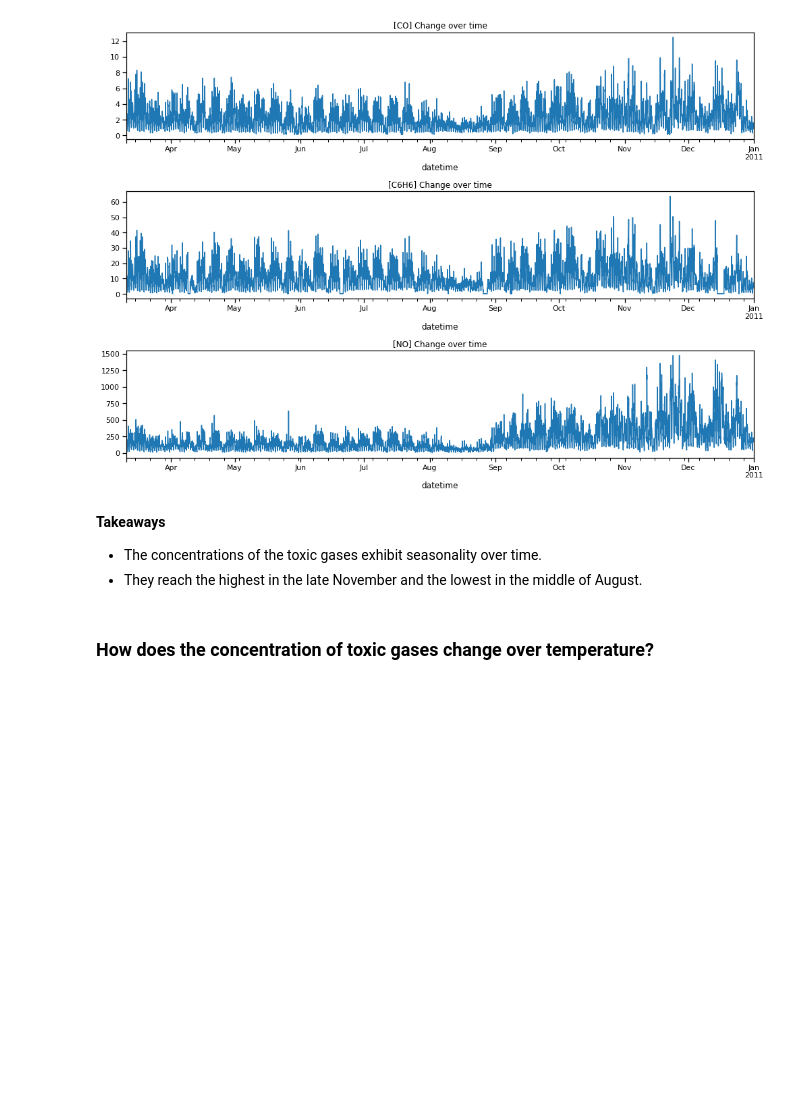
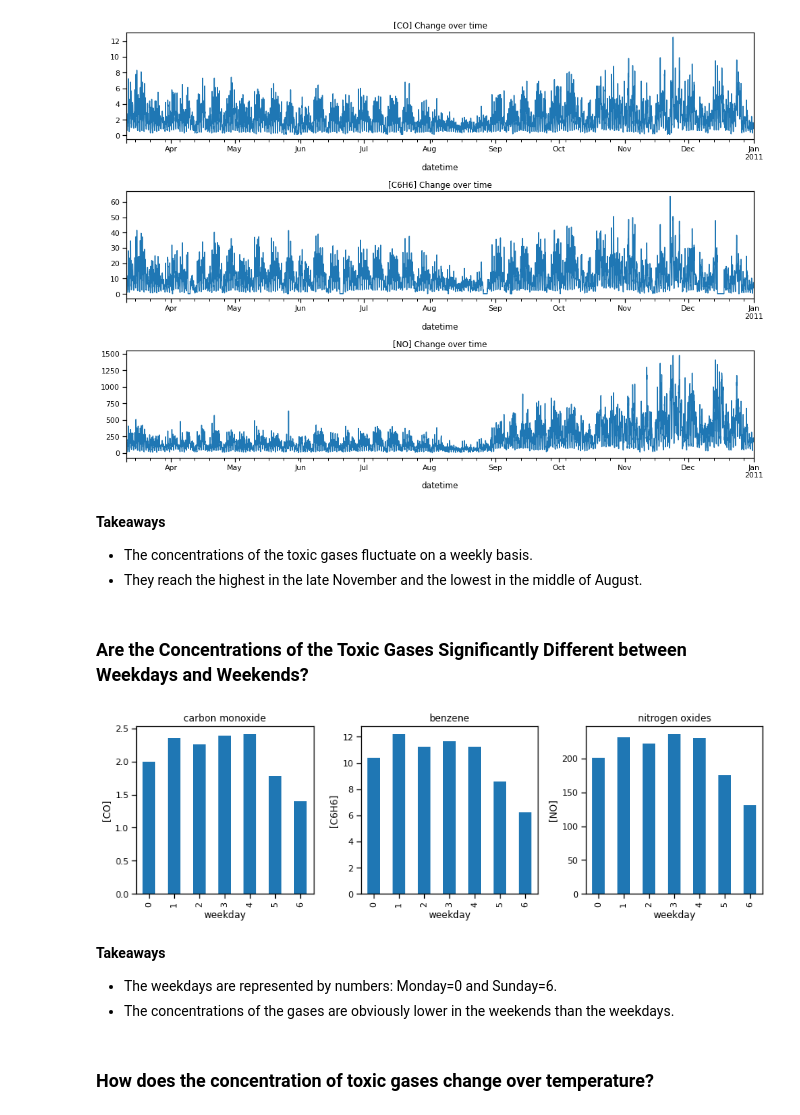
Before and after one commit to Yongliang-Shi/predicting-air-pollution, a Jupyter notebook: MVP.ipynb, the cells around one changed output. Saved outputs shown, nothing was run; the diff lists cells and outputs as text; code cells hidden in the pictures; blank space fills up the shorter version.

Commit message:
Visualize the concentrations of the toxic gases on the weekdays

```diff
--- a/MVP.ipynb
+++ b/MVP.ipynb
@@ -167,7 +167,11 @@ dtype: object
 # Split the timestamp to separate date and time
 
 df = df.assign(date = [dt.date() for dt in df.datetime],
-               time = [dt.time() for dt in df.datetime])
+               time = [dt.time() for dt in df.datetime],
+               day = [dt.day for dt in df.datetime],
+               month = [dt.month for dt in df.datetime],
+               year = [dt.year for dt in df.datetime],
+               weekday = [dt.weekday() for dt in df.datetime])
 df.head()
 # %% [output]
 |  | datetime | temp | relative_humidity | absolute_humidity | sensor_1 | sensor_2 | sensor_3 | sensor_4 | ... |
@@ -176,11 +180,3 @@ df.head()
 | 2 | 2010-03-10 20:00:00 | 12.6 | 56.2 | 0.7502 | 1331.9 | 929.6 | 1060.2 | 1586.1 | ... |
 | 3 | 2010-03-10 21:00:00 | 11.0 | 62.4 | 0.7867 | 1321.0 | 929.0 | 1102.9 | 1536.5 | ... |
 | 4 | 2010-03-10 22:00:00 | 11.9 | 59.0 | 0.7888 | 1272.0 | 852.7 | 1180.9 | 1415.5 | ... |
-# %%
-# Split the date into day, monty, and year
-
-df = df.assign(day = [d.day for d in df.date],
-               month = [d.month for d in df.date],
-               year = [d.year for d in df.date])
-
-df.head()
@@ -593,8 +605,38 @@ plt.show()
 [figure]
 # %% [markdown]
 **Takeaways**
-- The concentrations of the toxic gases exhibit seasonality over time.
+- The concentrations of the toxic gases fluctuate on a weekly basis.
 - They reach the highest in the late November and the lowest in the middle of August.
+# %% [markdown]
+### Are the Concentrations of the Toxic Gases Significantly Different between Weekdays and Weekends?
+# %%
+# Plot the average concentrations of the gases on the weekdays
+
+plt.figure(figsize=(12,4))
+
+plt.subplot(131)
+df.groupby('weekday').carbon_monoxide.mean().plot(kind='bar')
+plt.title('carbon monoxide')
+plt.ylabel('[CO]')
+
+plt.subplot(132)
+df.groupby('weekday').benzene.mean().plot(kind='bar')
+plt.title('benzene')
+plt.ylabel('[C6H6]')
+
+plt.subplot(133)
+df.groupby('weekday').nitrogen_oxides.mean().plot(kind='bar')
+plt.title('nitrogen oxides')
+plt.ylabel('[NO]')
+
+plt.tight_layout()
+plt.show()
+# %% [output]
+[figure, added]
+# %% [markdown]
+**Takeaways**
+- The weekdays are represented by numbers: Monday=0 and Sunday=6.
+- The concentrations of the gases are obviously lower in the weekends than the weekdays.
 # %% [markdown]
 ### How does the concentration of toxic gases change over temperature?
 # %%
```
Also changed, not shown: parts of 4 cells of this notebook.
